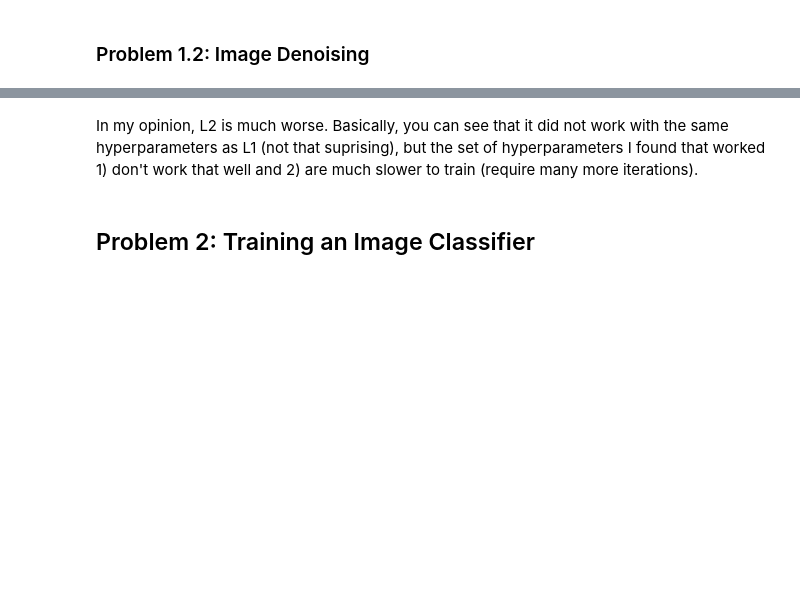
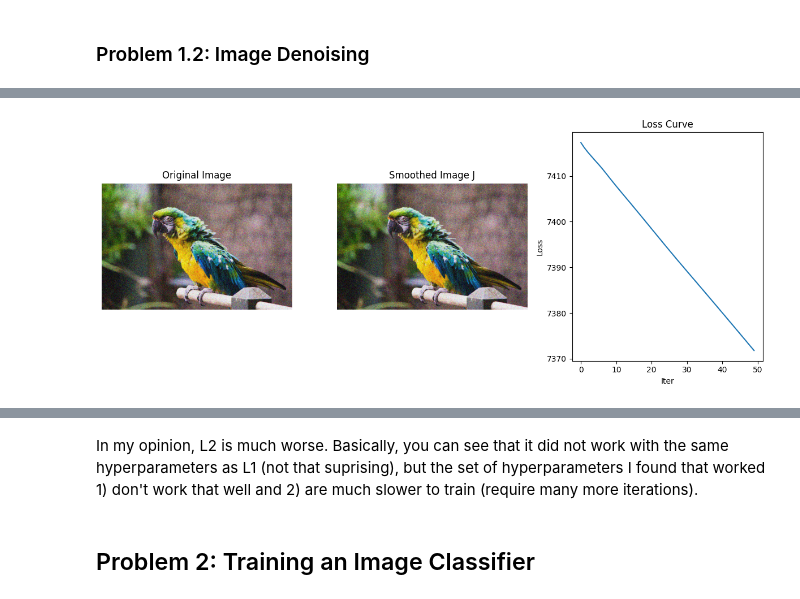
Before and after one commit to kdmalc/intro-computer-vision, a Jupyter notebook: HW4_2025.ipynb, the cells around one changed output, grey strips where cells are left out. Saved outputs shown, nothing was run; the diff lists cells and outputs as text; code cells hidden in the pictures; blank space fills up the shorter version.

```diff
--- a/HW4_2025.ipynb
+++ b/HW4_2025.ipynb
@@ -208,7 +240,7 @@ def denoising_loss_L2(I, J, alpha):
   return torch.norm(I-J, p=2) + alpha*( torch.norm(dxJ, p=2) + torch.norm(dyJ, p=2))
 
 I = torch.tensor(img, dtype=torch.float32)
-I = I.to('cuda')
+I = I.to(device)
 
 lr = 0.001 # Learning rate
 alpha = 10.0 # alpha
@@ -219,32 +251,34 @@ J = I.clone().detach().requires_grad_(True)
 loss_log = [0]*n_iter
 for i in range(n_iter):
   loss = denoising_loss_L2(I, J, alpha)
   loss_log[i] = loss.item()
   loss.backward()
   with torch.no_grad():
     J -= lr * J.grad
     J.grad.zero_()
 # Detach and move result to CPU for plotting
 J_img = J.detach().cpu().squeeze()
 
 plt.figure(figsize=(12, 5))
 # Original image
 plt.subplot(1, 3, 1)
 plt.imshow(img, cmap='gray')
 plt.title("Original Image")
 plt.axis('off')
 # Smoothed image
 plt.subplot(1, 3, 2)
 plt.imshow(np.clip(J_img.numpy(), 0.0, 1.0), cmap='gray')
 plt.title("Smoothed Image J")
 plt.axis('off')
 # Loss curve
 plt.subplot(1, 3, 3)
 plt.plot(loss_log)
 plt.title("Loss Curve")
 plt.xlabel("Iter")
 plt.ylabel("Loss")
 plt.tight_layout()
 plt.show()
+# %% [output]
+[figure, added]
 # %%
 I = torch.tensor(img, dtype=torch.float32)
```
Also changed, not shown: parts of 20 cells of this notebook.
